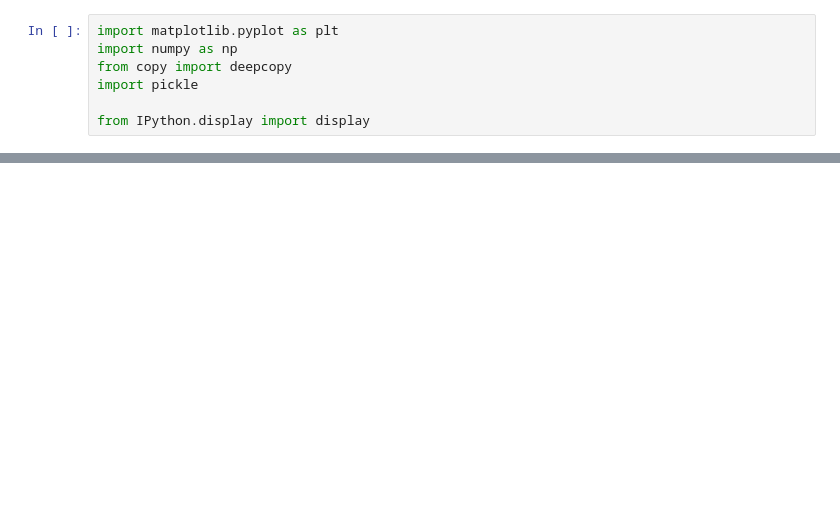
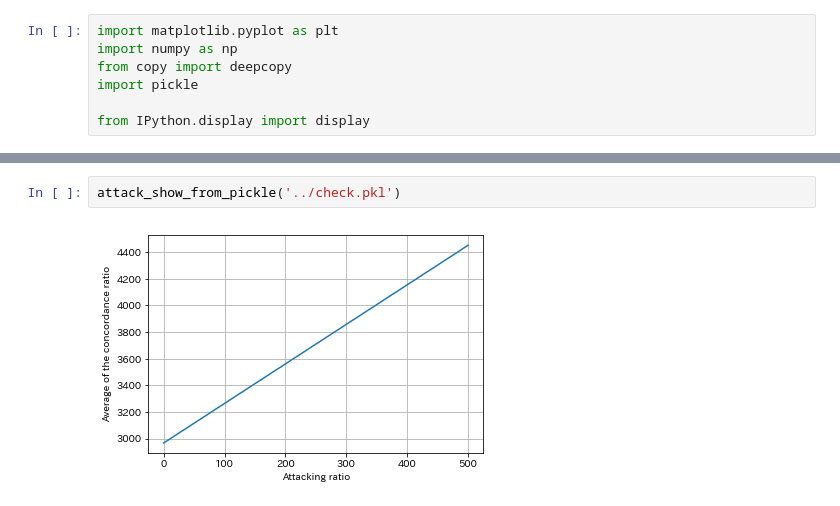
Before and after one commit to yuta1331/watermark, a Jupyter notebook: jupyter/attack_evaluation.ipynb, the cells around one changed output, grey strips where cells are left out. Saved outputs shown, nothing was run; the diff lists cells and outputs as text; blank space fills up the shorter version.

```diff
--- a/jupyter/attack_evaluation.ipynb
+++ b/jupyter/attack_evaluation.ipynb
@@ -36,0 +53,4 @@ attack_show_from_pickle('../result/attack_result.pkl', 'del')
+# %%
+attack_show_from_pickle('../check.pkl')
+# %% [output]
+[figure, added]
```
Also changed, not shown: parts of 7 cells of this notebook, 1 other file.
